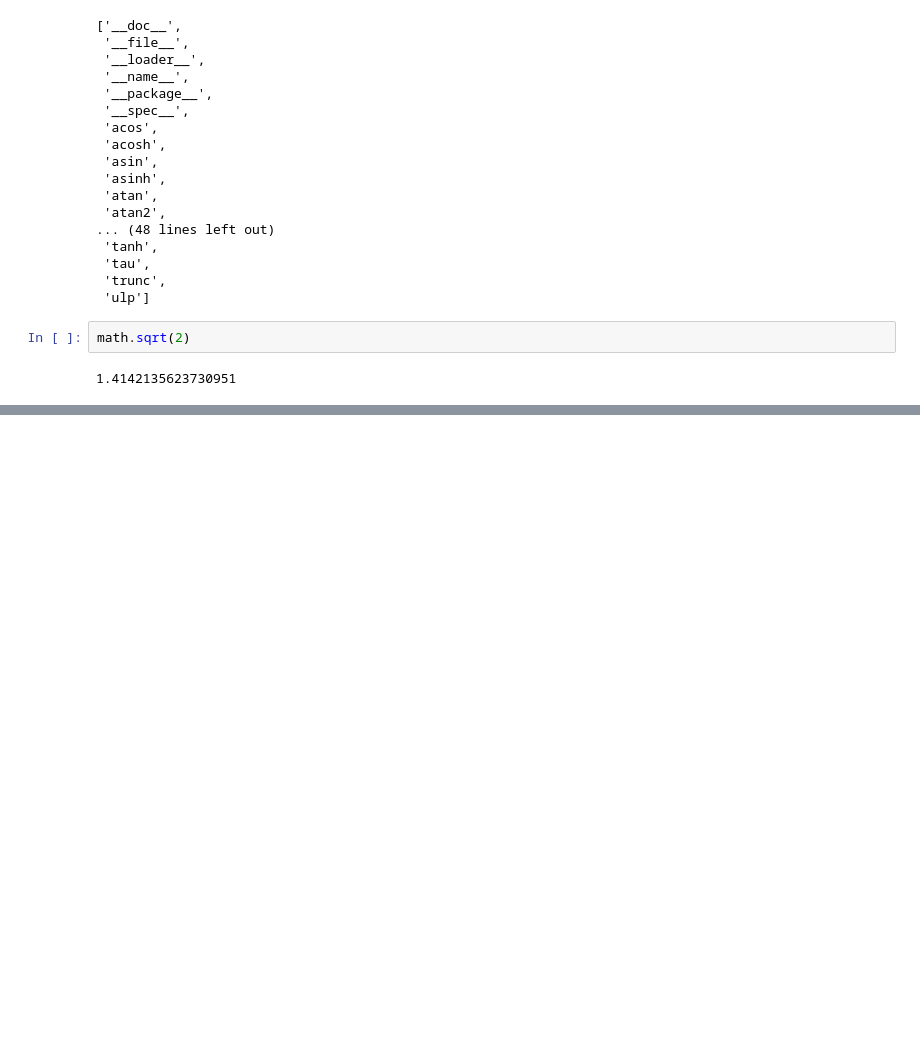
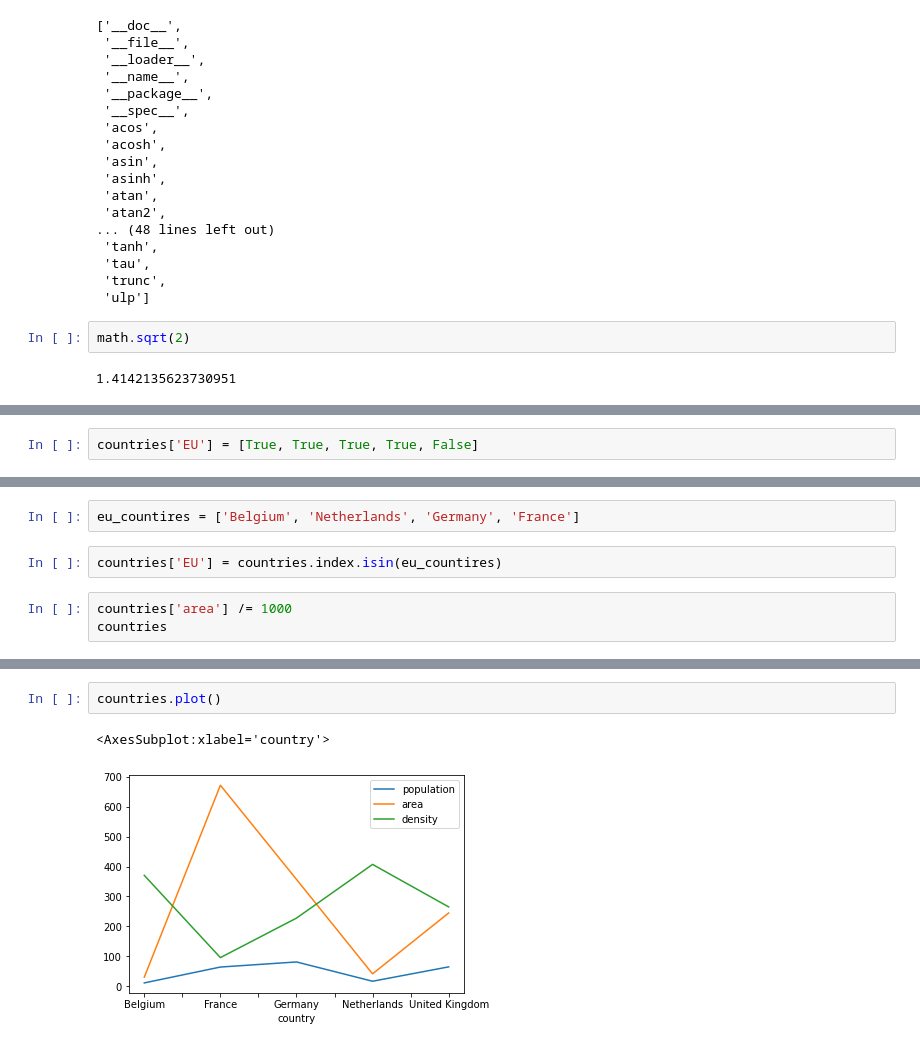
Before and after one commit to bb1000/lecture-files, a Jupyter notebook: samplecode.ipynb, the cells around one changed output, grey strips where cells are left out. Drawn from its saved outputs; the diff is of its cells as text; blank space fills up the shorter version.

```diff
--- a/samplecode.ipynb
+++ b/samplecode.ipynb
@@ -298,0 +938,2 @@ math.sqrt(2)
+# %%
+countries['EU'] = [True, True, True, True, False]
@@ -298,0 +960,7 @@ math.sqrt(2)
+# %%
+eu_countires = ['Belgium', 'Netherlands', 'Germany', 'France']
+# %%
+countries['EU'] = countries.index.isin(eu_countires)
+# %%
+countries['area'] /= 1000
+countries
@@ -298,0 +975,5 @@ math.sqrt(2)
+# %%
+countries.plot()
+# %% [output]
+<AxesSubplot:xlabel='country'>
+[figure, added]
```
Also changed, not shown: parts of 108 cells of this notebook, 1 other file.
